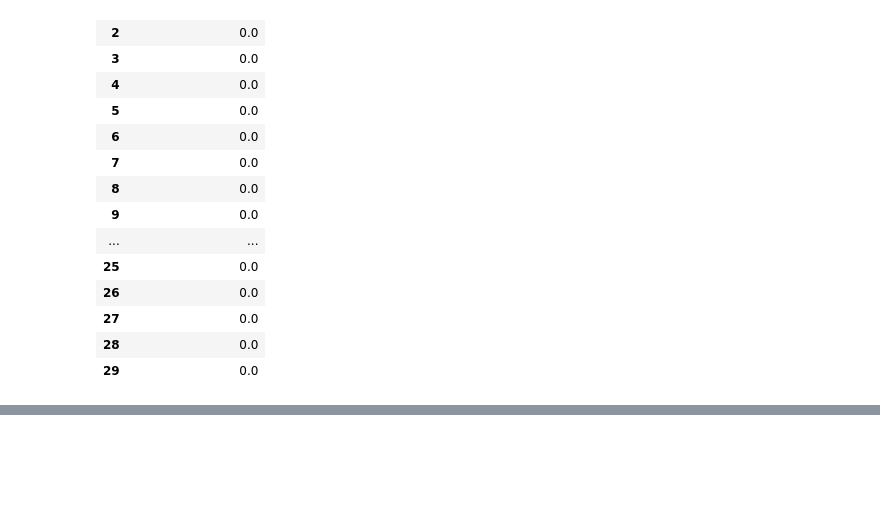
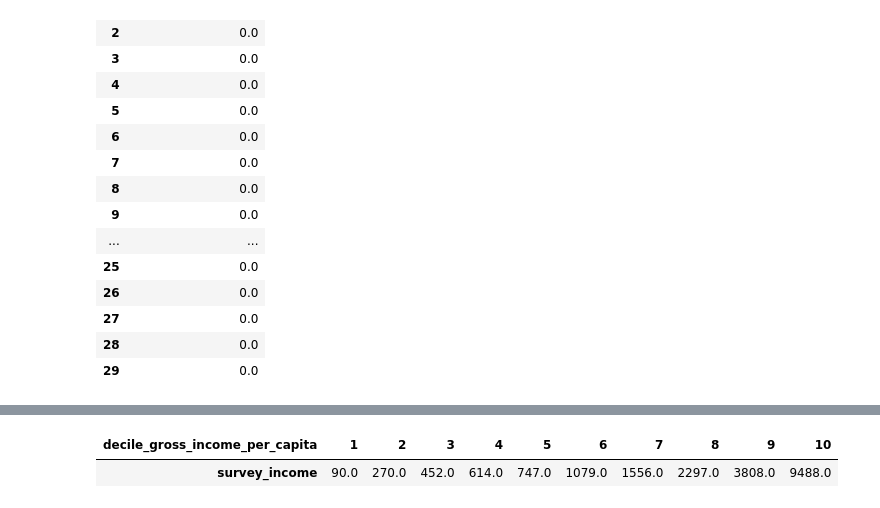
Before and after one commit to openfisca/openfisca-ceq, a Jupyter notebook: notebooks/example.ipynb, the cells around one changed output, grey strips where cells are left out. Drawn from its saved outputs; the diff is of its cells as text; code cells hidden in the pictures; blank space fills up the shorter version.

```diff
--- a/notebooks/example.ipynb
+++ b/notebooks/example.ipynb
@@ -173,0 +174,7 @@ display(concentration_share(survey_scenario, tax_variables, by_variable))
+# %%
+(survey_scenario.compute_pivot_table(
+    values = "survey_income", columns= "decile_gross_income_per_capita", period = survey_scenario.year) / 1e3
+    ).round()
+# %% [output]
+| decile_gross_income_per_capita | 1 | 2 | 3 | 4 | 5 | 6 | 7 | 8 | 9 | 10 |
+| survey_income | 90.0 | 270.0 | 452.0 | 614.0 | 747.0 | 1079.0 | 1556.0 | 2297.0 | 3808.0 | 9488.0 |
```
Also changed, not shown: parts of 6 cells of this notebook, 3 other files.
